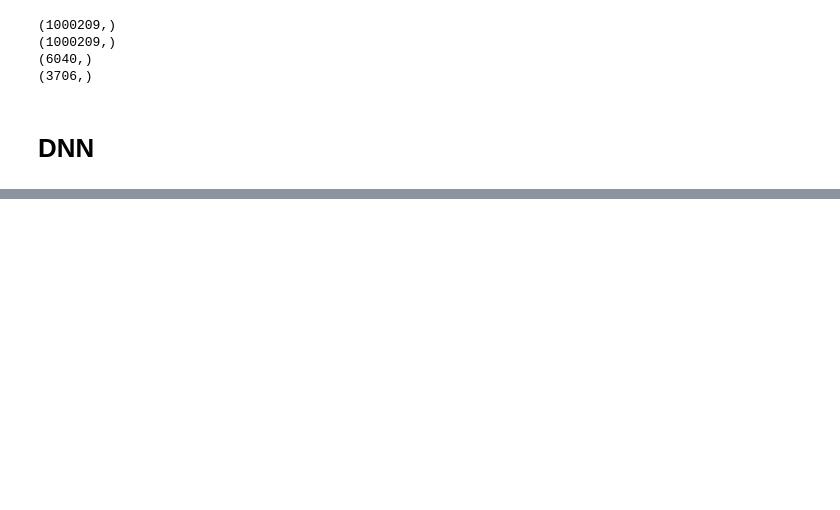
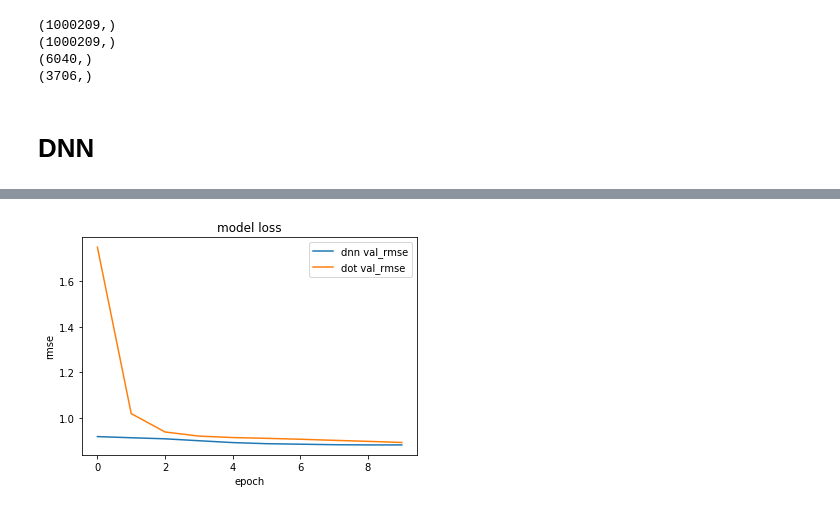
Before and after one commit to ryhryh/NTU-ML2017, a Jupyter notebook: hw5/p4.ipynb, the cells around one changed output, grey strips where cells are left out. Cells and saved outputs as stored; diff of their text form; code cells hidden in the pictures; blank space fills up the shorter version.

```diff
--- a/hw5/p4.ipynb
+++ b/hw5/p4.ipynb
@@ -133,0 +233,13 @@ Caused by op 'training_1/Adam/zeros_2', defined at:
+# %%
+
+
+# plot
+plt.plot(history_dnn.history['val_rmse'],label='dnn val_rmse')
+plt.plot(history_dot.history['val_rmse'],label='dot val_rmse')
+plt.title('model loss')
+plt.ylabel('rmse')
+plt.xlabel('epoch')
+plt.legend()
+plt.show()
+# %% [output]
+[figure, added]
```
Also changed, not shown: parts of 8 cells of this notebook.
